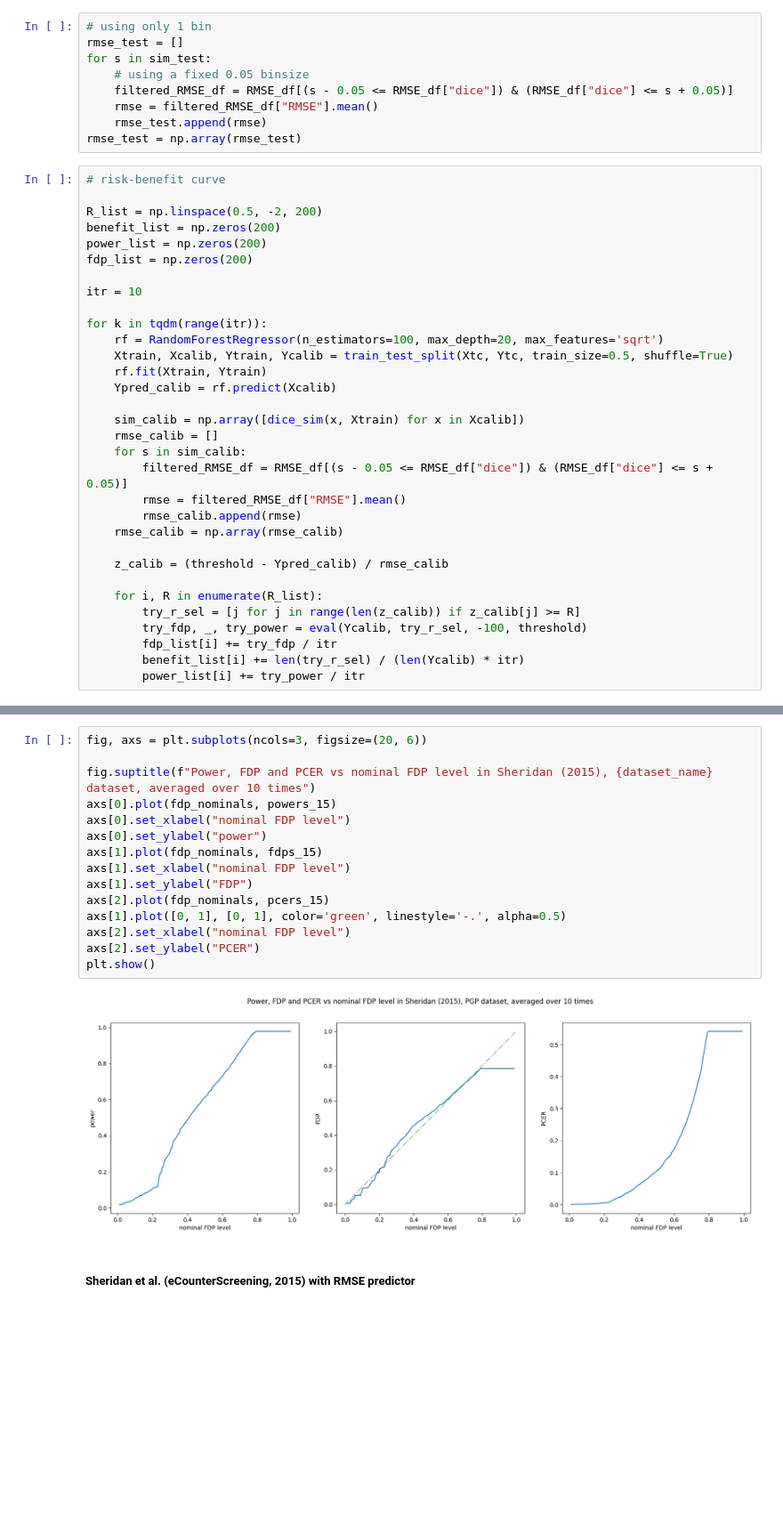
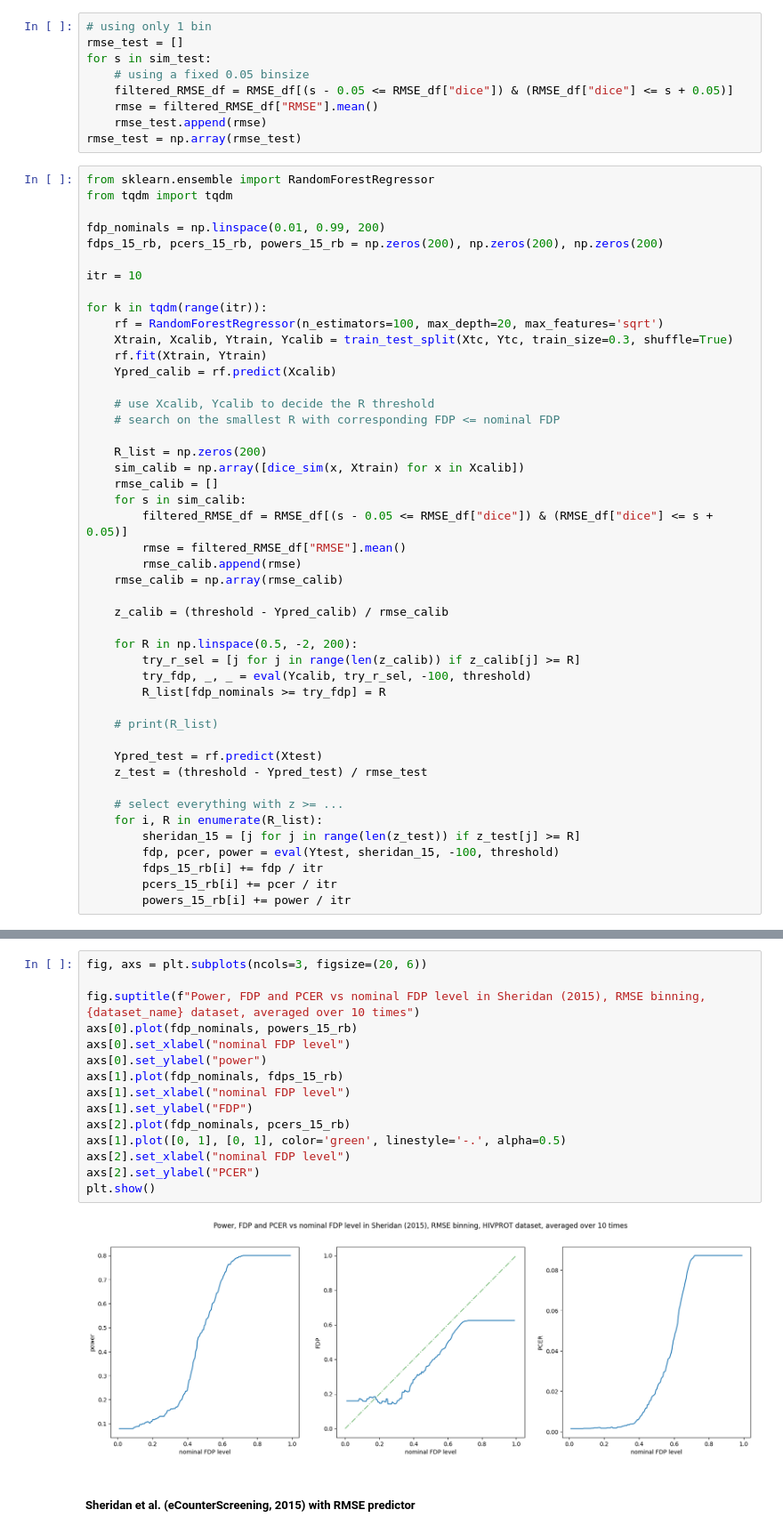
Before and after one commit to Tian-Bai/selcf_paper, a Jupyter notebook: utils/Sheridan-vs-Conformal.ipynb, the cells around one changed output, grey strips where cells are left out. Shown at 89% size. Saved outputs shown, nothing was run; the diff lists cells and outputs as text; blank space fills up the shorter version.

```diff
--- a/utils/Sheridan-vs-Conformal.ipynb
+++ b/utils/Sheridan-vs-Conformal.ipynb
@@ -444,21 +552,24 @@ for s in sim_test:
     rmse_test.append(rmse)
 rmse_test = np.array(rmse_test)
 # %%
-# risk-benefit curve
+from sklearn.ensemble import RandomForestRegressor
+from tqdm import tqdm
 
-R_list = np.linspace(0.5, -2, 200)
-benefit_list = np.zeros(200)
-power_list = np.zeros(200)
-fdp_list = np.zeros(200)
+fdp_nominals = np.linspace(0.01, 0.99, 200)
+fdps_15_rb, pcers_15_rb, powers_15_rb = np.zeros(200), np.zeros(200), np.zeros(200)
 
 itr = 10
 
 for k in tqdm(range(itr)):
     rf = RandomForestRegressor(n_estimators=100, max_depth=20, max_features='sqrt')
-    Xtrain, Xcalib, Ytrain, Ycalib = train_test_split(Xtc, Ytc, train_size=0.5, shuffle=True)
+    Xtrain, Xcalib, Ytrain, Ycalib = train_test_split(Xtc, Ytc, train_size=0.3, shuffle=True)
     rf.fit(Xtrain, Ytrain)
     Ypred_calib = rf.predict(Xcalib)
 
+    # use Xcalib, Ycalib to decide the R threshold
+    # search on the smallest R with corresponding FDP <= nominal FDP
+
+    R_list = np.zeros(200)
     sim_calib = np.array([dice_sim(x, Xtrain) for x in Xcalib])
     rmse_calib = []
     for s in sim_calib:
@@ -469,9 +580,20 @@ for k in tqdm(range(itr)):
 
     z_calib = (threshold - Ypred_calib) / rmse_calib
 
+    for R in np.linspace(0.5, -2, 200):
+        try_r_sel = [j for j in range(len(z_calib)) if z_calib[j] >= R]
+        try_fdp, _, _ = eval(Ycalib, try_r_sel, -100, threshold)
+        R_list[fdp_nominals >= try_fdp] = R
+
+    # print(R_list)
+
+    Ypred_test = rf.predict(Xtest)
+    z_test = (threshold - Ypred_test) / rmse_test
+
+    # select everything with z >= ...
     for i, R in enumerate(R_list):
-        try_r_sel = [j for j in range(len(z_calib)) if z_calib[j] >= R]
-        try_fdp, _, try_power = eval(Ycalib, try_r_sel, -100, threshold)
-        fdp_list[i] += try_fdp / itr
-        benefit_list[i] += len(try_r_sel) / (len(Ycalib) * itr)
-        power_list[i] += try_power / itr
+        sheridan_15 = [j for j in range(len(z_test)) if z_test[j] >= R]
+        fdp, pcer, power = eval(Ytest, sheridan_15, -100, threshold)
+        fdps_15_rb[i] += fdp / itr
+        pcers_15_rb[i] += pcer / itr
+        powers_15_rb[i] += power / itr
@@ -538,20 +600,20 @@ for k in tqdm(range(itr)):
 # %%
 fig, axs = plt.subplots(ncols=3, figsize=(20, 6))
 
-fig.suptitle(f"Power, FDP and PCER vs nominal FDP level in Sheridan (2015), {dataset_name} dataset, averaged over 10 times")
-axs[0].plot(fdp_nominals, powers_15)
+fig.suptitle(f"Power, FDP and PCER vs nominal FDP level in Sheridan (2015), RMSE binning, {dataset_name} dataset, averaged over 10 times")
+axs[0].plot(fdp_nominals, powers_15_rb)
 axs[0].set_xlabel("nominal FDP level")
 axs[0].set_ylabel("power")
-axs[1].plot(fdp_nominals, fdps_15)
+axs[1].plot(fdp_nominals, fdps_15_rb)
 axs[1].set_xlabel("nominal FDP level")
 axs[1].set_ylabel("FDP")
-axs[2].plot(fdp_nominals, pcers_15)
+axs[2].plot(fdp_nominals, pcers_15_rb)
 axs[1].plot([0, 1], [0, 1], color='green', linestyle='-.', alpha=0.5)
 axs[2].set_xlabel("nominal FDP level")
 axs[2].set_ylabel("PCER")
 plt.show()
 # %% [output]
-[figure, old version]
+[figure, new version]
 # %% [markdown]
 ##### Sheridan et al. (eCounterScreening, 2015) with RMSE predictor
 # %%
```
Also changed, not shown: parts of 22 cells of this notebook, 3 other files.
